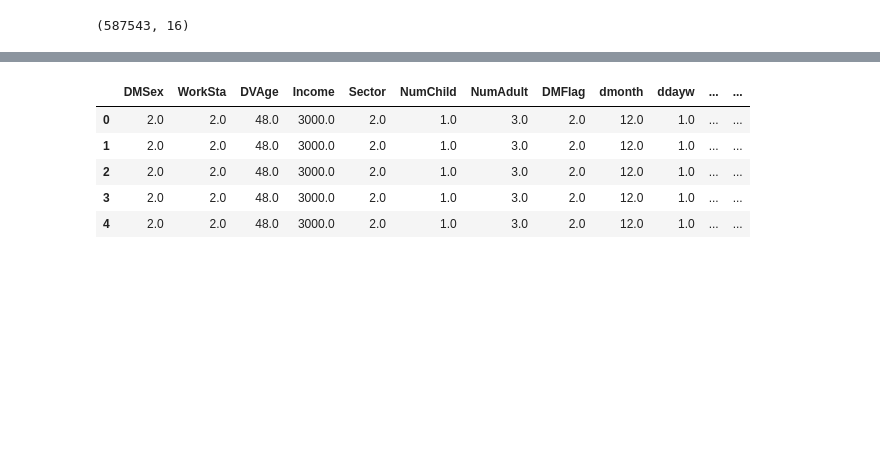
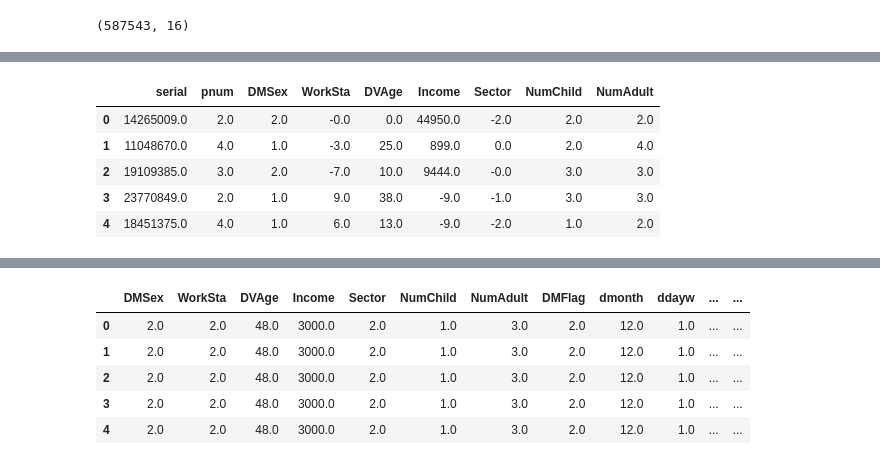
Before and after one commit to roshan-pandey/synthetic-data-gen, a Jupyter notebook: src/data-manipulation.ipynb, the cells around one changed output, grey strips where cells are left out. Saved outputs shown, nothing was run; the diff lists cells and outputs as text; code cells hidden in the pictures; blank space fills up the shorter version.

```diff
--- a/src/data-manipulation.ipynb
+++ b/src/data-manipulation.ipynb
@@ -77,0 +130,3 @@ print(long_df.shape)
+# %%
+train_gen(ind_df)
+synth_ind = data_gen()
@@ -78 +142,10 @@ print(long_df.shape)
+# %%
+synth_ind['df'].head()
+# %% [output]
+|  | serial | pnum | DMSex | WorkSta | DVAge | Income | Sector | NumChild | NumAdult |
+| 0 | 14265009.0 | 2.0 | 2.0 | -0.0 | 0.0 | 44950.0 | -2.0 | 2.0 | 2.0 |
+| 1 | 11048670.0 | 4.0 | 1.0 | -3.0 | 25.0 | 899.0 | 0.0 | 2.0 | 4.0 |
+| 2 | 19109385.0 | 3.0 | 2.0 | -7.0 | 10.0 | 9444.0 | -0.0 | 3.0 | 3.0 |
+| 3 | 23770849.0 | 2.0 | 1.0 | 9.0 | 38.0 | -9.0 | -1.0 | 3.0 | 3.0 |
+| 4 | 18451375.0 | 4.0 | 1.0 | 6.0 | 13.0 | -9.0 | -2.0 | 1.0 | 2.0 |
 # %%
```
Also changed, not shown: parts of 11 cells of this notebook, 4 other files.
